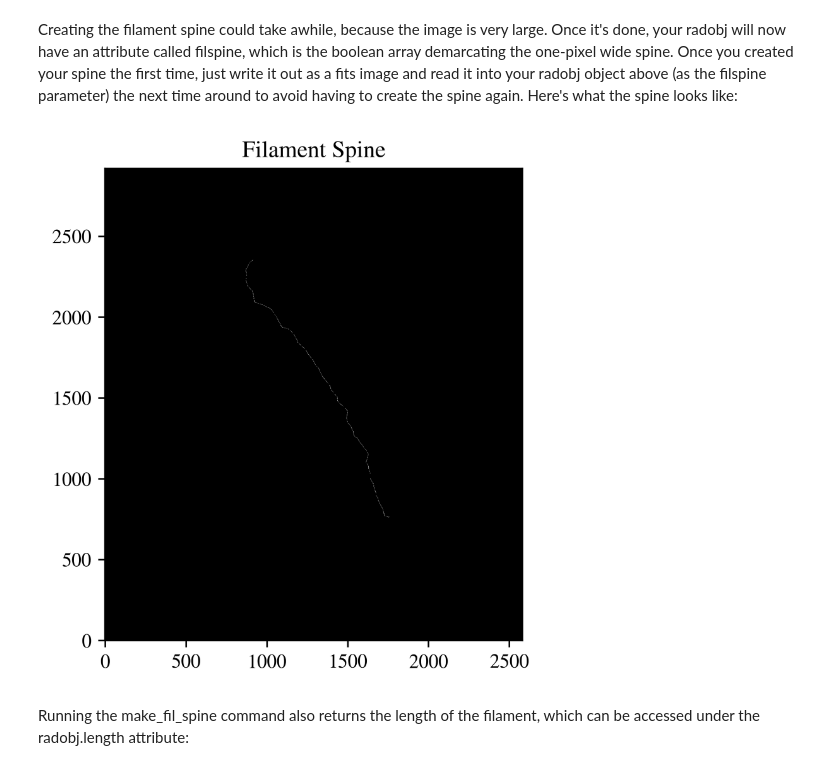
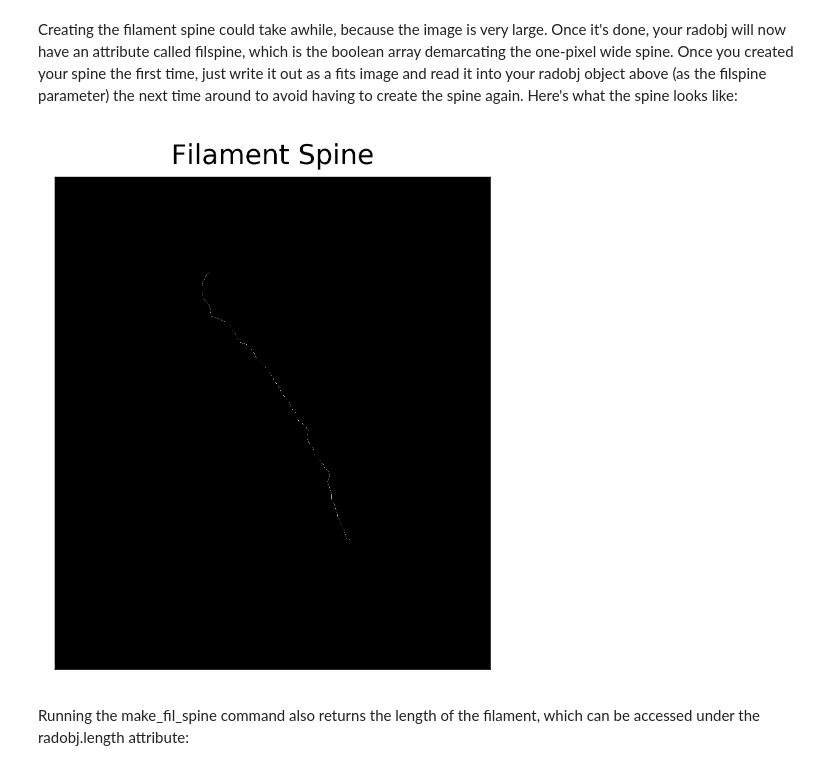
Before and after one commit to catherinezucker/radfil, a Jupyter notebook: RadFil_Tutorial.ipynb, the cells around one changed output. Cells and saved outputs as stored; diff of their text form; code cells hidden in the pictures.

```diff
--- a/RadFil_Tutorial.ipynb
+++ b/RadFil_Tutorial.ipynb
@@ -48,12 +48,13 @@ Creating the filament spine could take awhile, because the image is very large.
 # %%
 fig=plt.figure()
 ax=fig.gca()
-
 ax.imshow(radobj.filspine.astype(int), cmap="binary_r", origin='lower')
-ax.set_title("Filament Spine")
+ax.set_title("Filament Spine",fontsize=12)
+ax.set_xticks([])
+ax.set_yticks([])
 fig.set_dpi(500)
 # %% [output]
-[figure, old version]
+[figure, new version]
 # %% [markdown]
 Running the make_fil_spine command also returns the length of the filament, which can be accessed under the radobj.length attribute:
 # %%
```
Also changed, not shown: parts of 19 cells of this notebook, 2 other files.
